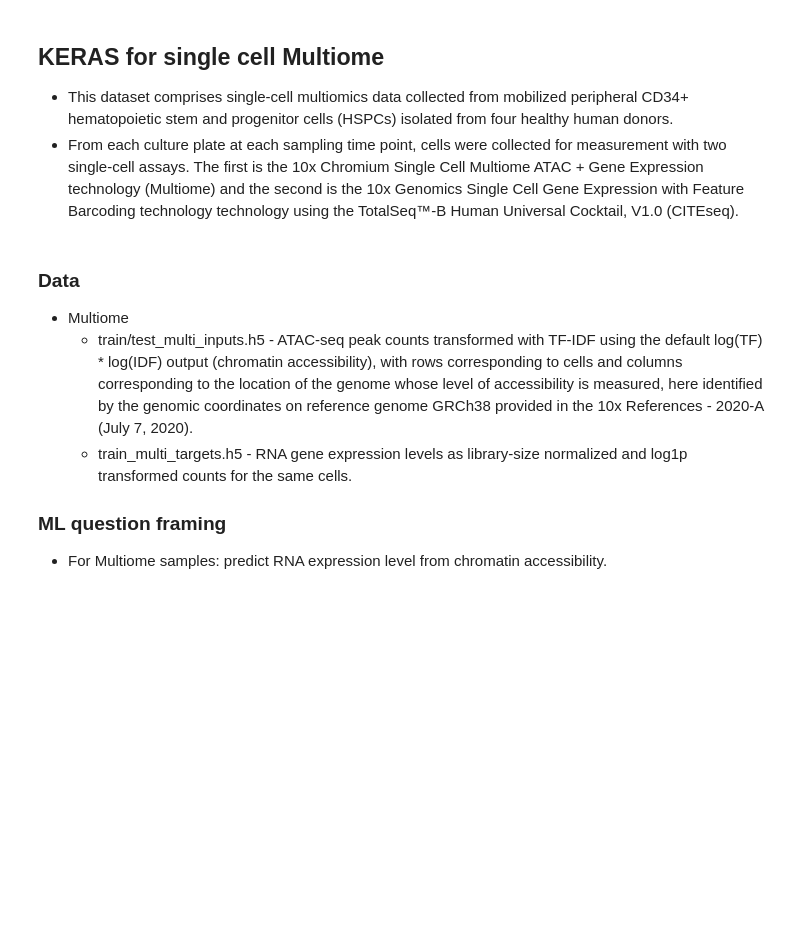
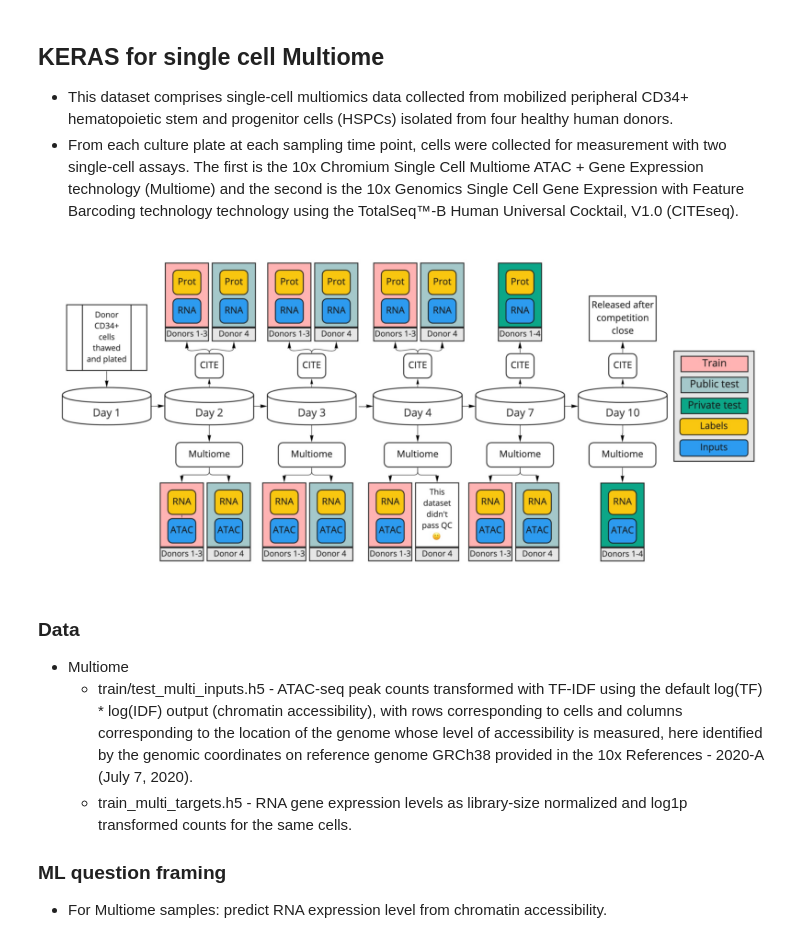
Before and after one commit to tealeave/single-cell-multimodal-ml, a Jupyter notebook: notebooks/atac-multiome-with-keras.ipynb, the cells around one changed output. Cells and saved outputs as stored; diff of their text form; code cells hidden in the pictures; blank space fills up the shorter version.

```diff
--- a/notebooks/atac-multiome-with-keras.ipynb
+++ b/notebooks/atac-multiome-with-keras.ipynb
@@ -49,6 +52,14 @@ GPU is not available, using CPU
 ## KERAS for single cell Multiome
 - This dataset comprises single-cell multiomics data collected from mobilized peripheral CD34+ hematopoietic stem and progenitor cells (HSPCs) isolated from four healthy human donors.
 - From each culture plate at each sampling time point, cells were collected for measurement with two single-cell assays. The first is the 10x Chromium Single Cell Multiome ATAC + Gene Expression technology (Multiome) and the second is the 10x Genomics Single Cell Gene Expression with Feature Barcoding technology technology using the TotalSeq™-B Human Universal Cocktail, V1.0 (CITEseq).
+# %%
+img = Image.open(DATA_DIR.joinpath("images", "multiome.jpg"))
+plt.figure(figsize=(10, 8))
+plt.imshow(img)
+plt.axis('off')
+plt.show()
+# %% [output]
+[figure, added]
 # %% [markdown]
 
 
```
Also changed, not shown: parts of 3 cells of this notebook, 4 other files.
